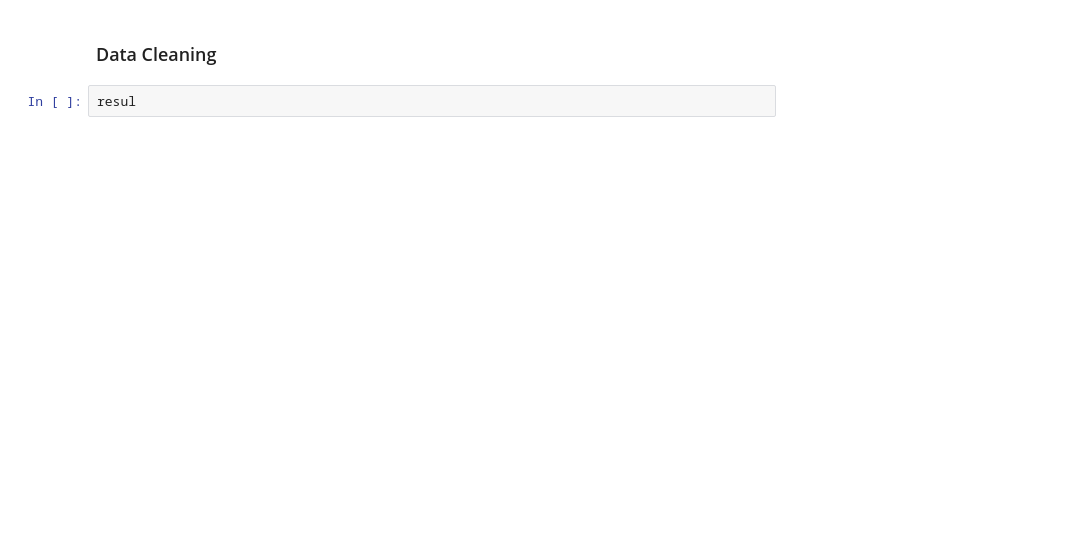
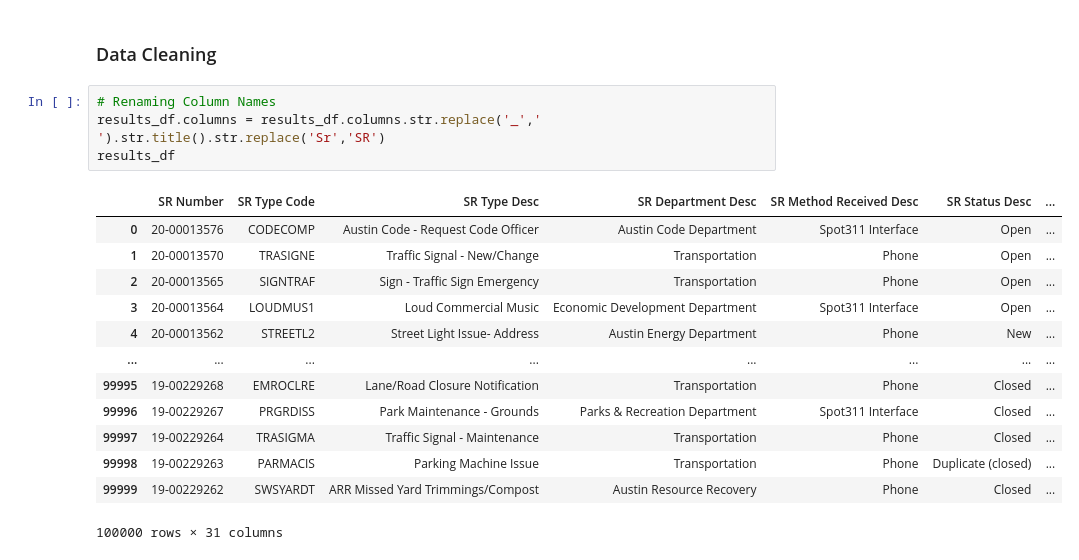
Before and after one commit to sheetalbongale/Scooters-In-Austin-Data-Analysis, a Jupyter notebook: notebooks/311_AODP/311_client_method.ipynb, the cells around one changed output. Drawn from its saved outputs; the diff is of its cells as text; blank space fills up the shorter version.

```diff
--- a/notebooks/311_AODP/311_client_method.ipynb
+++ b/notebooks/311_AODP/311_client_method.ipynb
@@ -97,4 +75,20 @@ dtype: int64
 # %% [markdown]
 ### Data Cleaning
-# %%
-resul
+# %%
+# Renaming Column Names
+results_df.columns = results_df.columns.str.replace('_',' ').str.title().str.replace('Sr','SR')
+results_df
+# %% [output]
+|  | SR Number | SR Type Code | SR Type Desc | SR Department Desc | SR Method Received Desc | SR Status Desc | ... |
+| 0 | 20-00013576 | CODECOMP | Austin Code - Request Code Officer | Austin Code Department | Spot311 Interface | Open | ... |
+| 1 | 20-00013570 | TRASIGNE | Traffic Signal - New/Change | Transportation | Phone | Open | ... |
+| 2 | 20-00013565 | SIGNTRAF | Sign - Traffic Sign Emergency | Transportation | Phone | Open | ... |
+| 3 | 20-00013564 | LOUDMUS1 | Loud Commercial Music | Economic Development Department | Spot311 Interface | Open | ... |
+| 4 | 20-00013562 | STREETL2 | Street Light Issue- Address | Austin Energy Department | Phone | New | ... |
+| ... | ... | ... | ... | ... | ... | ... | ... |
+| 99995 | 19-00229268 | EMROCLRE | Lane/Road Closure Notification | Transportation | Phone | Closed | ... |
+| 99996 | 19-00229267 | PRGRDISS | Park Maintenance - Grounds | Parks & Recreation Department | Spot311 Interface | Closed | ... |
+| 99997 | 19-00229264 | TRASIGMA | Traffic Signal - Maintenance | Transportation | Phone | Closed | ... |
+| 99998 | 19-00229263 | PARMACIS | Parking Machine Issue | Transportation | Phone | Duplicate (closed) | ... |
+| 99999 | 19-00229262 | SWSYARDT | ARR Missed Yard Trimmings/Compost | Austin Resource Recovery | Phone | Closed | ... |
+100000 rows × 31 columns
```
Also changed, not shown: parts of 11 cells of this notebook, 4 other files.
